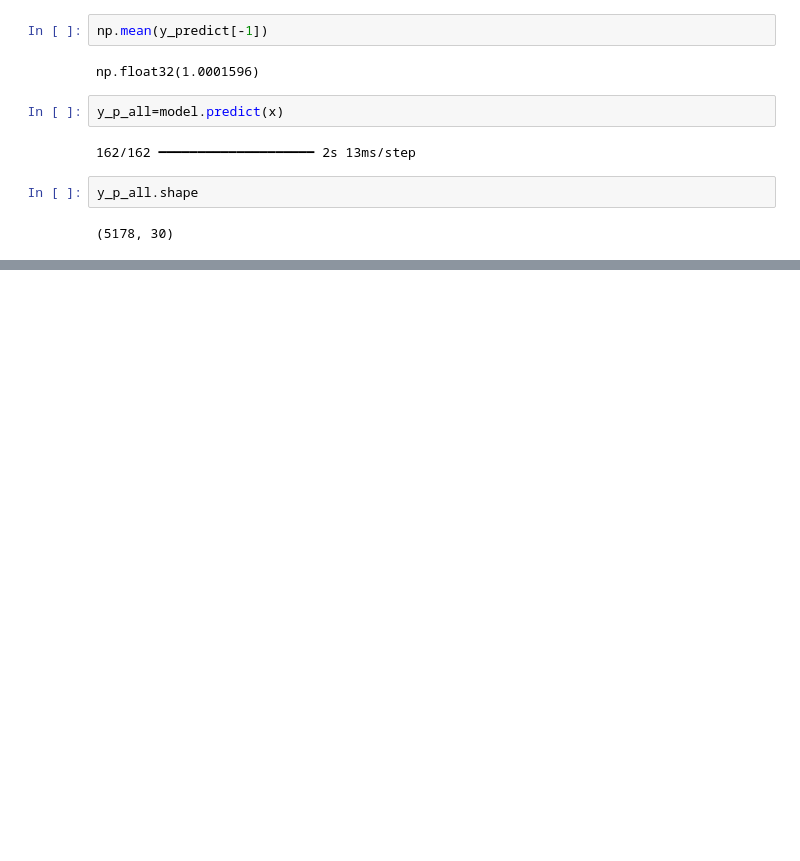
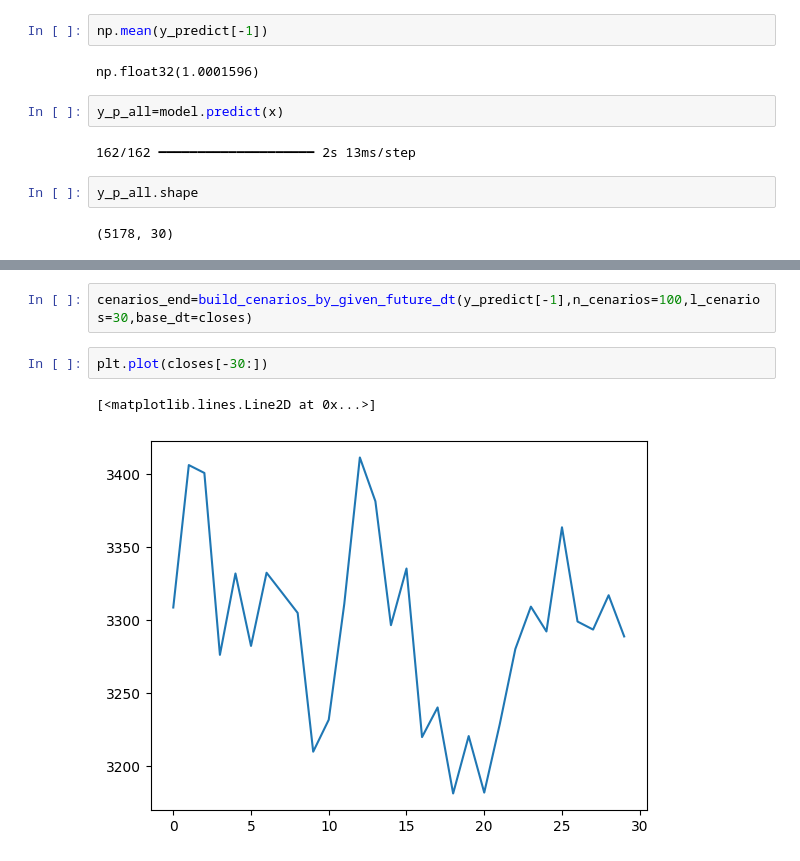
Before and after one commit to bahram3000/google_colab, a Jupyter notebook: auto_nn.ipynb, the cells around one changed output, grey strips where cells are left out. Drawn from its saved outputs; the diff is of its cells as text; blank space fills up the shorter version.

```diff
--- a/auto_nn.ipynb
+++ b/auto_nn.ipynb
@@ -123,0 +140,7 @@ y_p_all.shape
+# %%
+cenarios_end=build_cenarios_by_given_future_dt(y_predict[-1],n_cenarios=100,l_cenarios=30,base_dt=closes)
+# %%
+plt.plot(closes[-30:])
+# %% [output]
+[<matplotlib.lines.Line2D at 0x...>]
+[figure, added]
```
Also changed, not shown: parts of 3 cells of this notebook.
